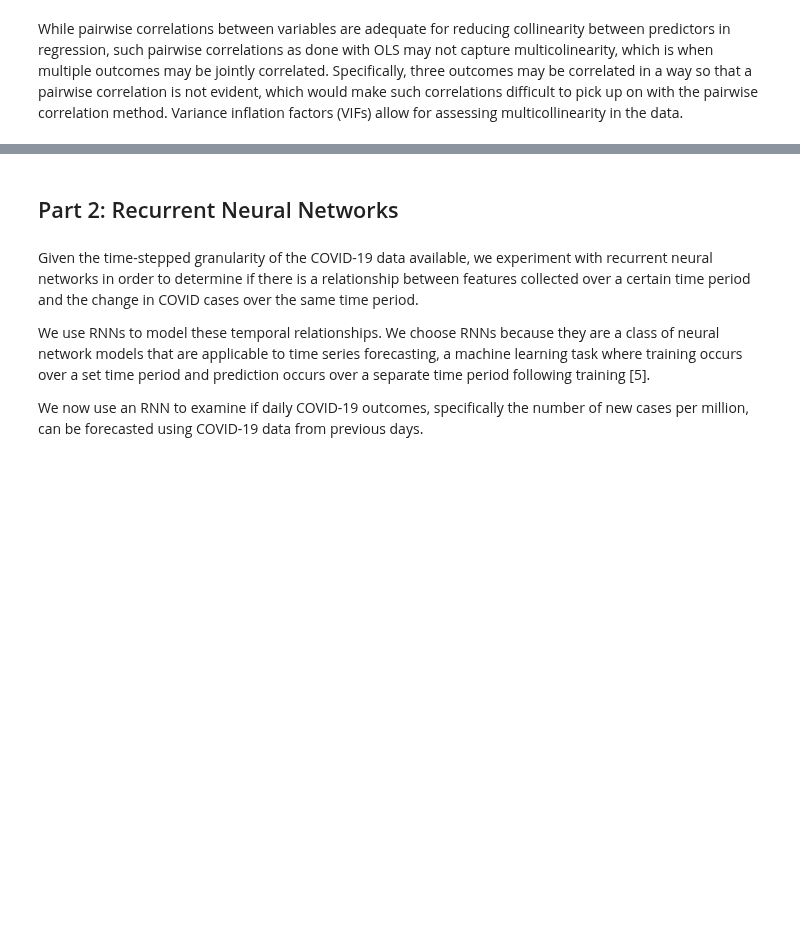
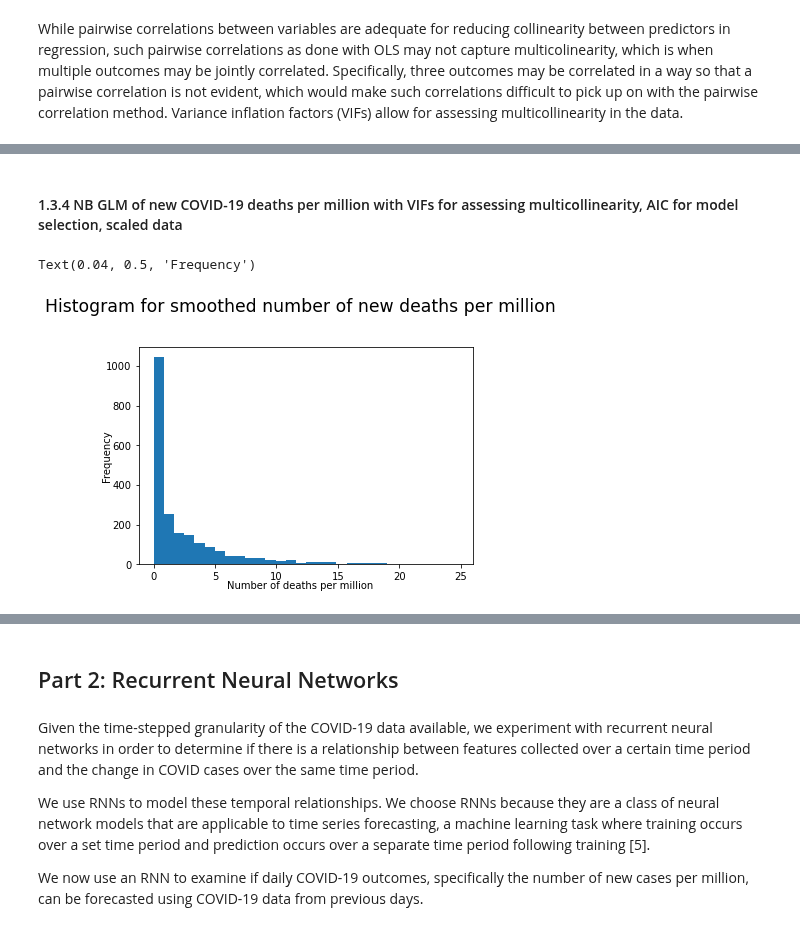
Before and after one commit to gportill/ml_final_project, a Jupyter notebook: Final_Project_Notebook.ipynb, the cells around one changed output, grey strips where cells are left out. Saved outputs shown, nothing was run; the diff lists cells and outputs as text; code cells hidden in the pictures; blank space fills up the shorter version.

```diff
--- a/Final_Project_Notebook.ipynb
+++ b/Final_Project_Notebook.ipynb
@@ -674,0 +872,29 @@ Backwards AIC is used for model selection to balance model fit and parsimony. AI
+# %% [markdown]
+#### 1.3.4 NB GLM of new COVID-19 deaths per million with VIFs for assessing multicollinearity, AIC for model selection, scaled data
+# %%
+## GLM for naive model
+
+## Load data like for OLS
+path_full = os.path.join(personal_path, "Data/biweekly_imputed_old_fixed.csv")
+df = pd.read_csv(path_full)
+
+## GLM software is sensitive to presence of any NAs, so remove these
+df_deaths = df.drop(['Unnamed: 0', 'date', 'iso_code','month_yr'], axis = 1)
+df_deaths.replace([np.inf, -np.inf], np.nan, inplace=True)
+df_deaths[df_deaths < 0] = np.nan  ## All the variables in the analysis are defined as having nonnegative values, so otherwise is an error
+df_deaths.dropna(inplace=True)
+
+##
+y_deaths = df_deaths['new_deaths_smoothed_per_million']
+X_deaths = df_deaths.drop(['new_cases_smoothed_per_million', 'new_deaths_smoothed_per_million'], axis = 1)
+
+## Plot histogram of number of cases
+fig, axes = plt.subplots(nrows=1, ncols=1, sharex=True, sharey=True)
+y_deaths.hist(bins=30)
+axes.grid(False)
+plt.suptitle('Histogram for smoothed number of new deaths per million', x=0.5, y=1.05, ha='center', fontsize='xx-large')
+fig.text(0.5, 0.04, 'Number of deaths per million', ha='center')
+fig.text(0.04, 0.5, 'Frequency', va='center', rotation='vertical')
+# %% [output]
+Text(0.04, 0.5, 'Frequency')
+[figure, added]
```
Also changed, not shown: parts of 38 cells of this notebook.
